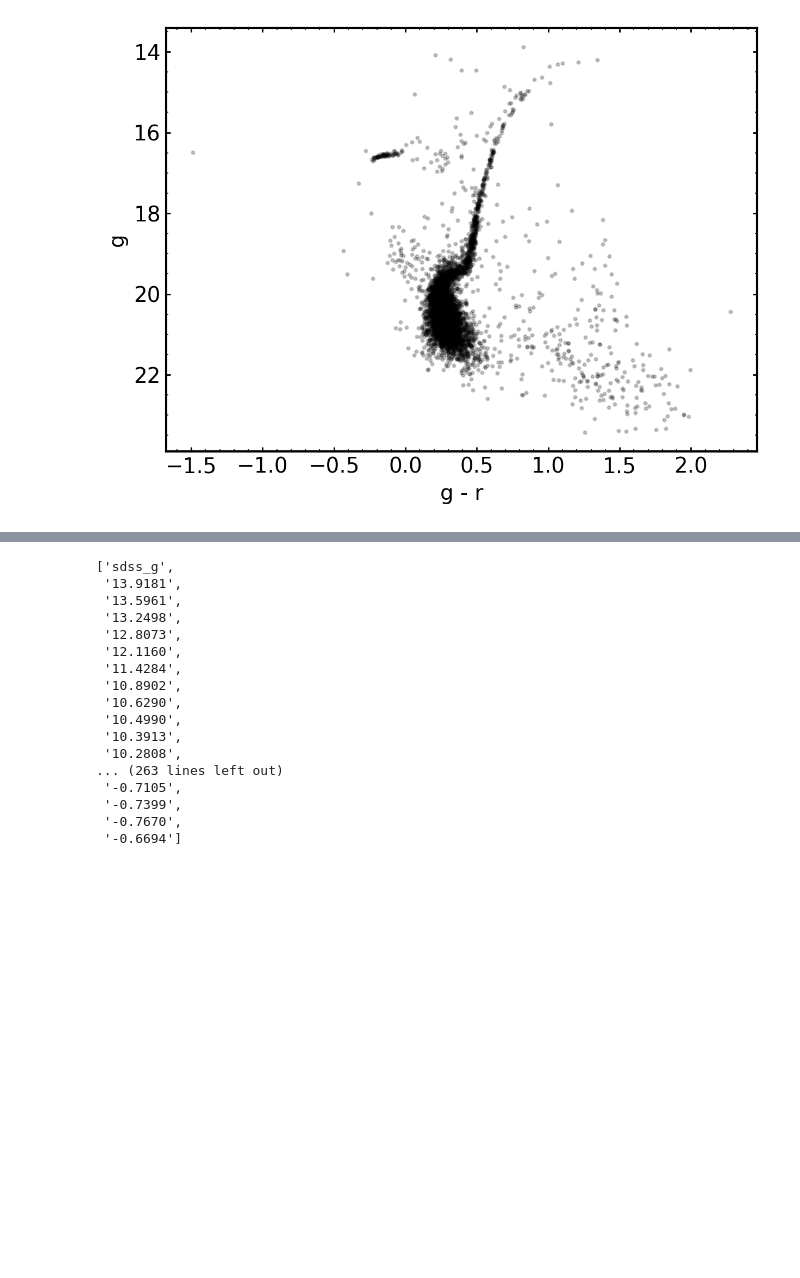
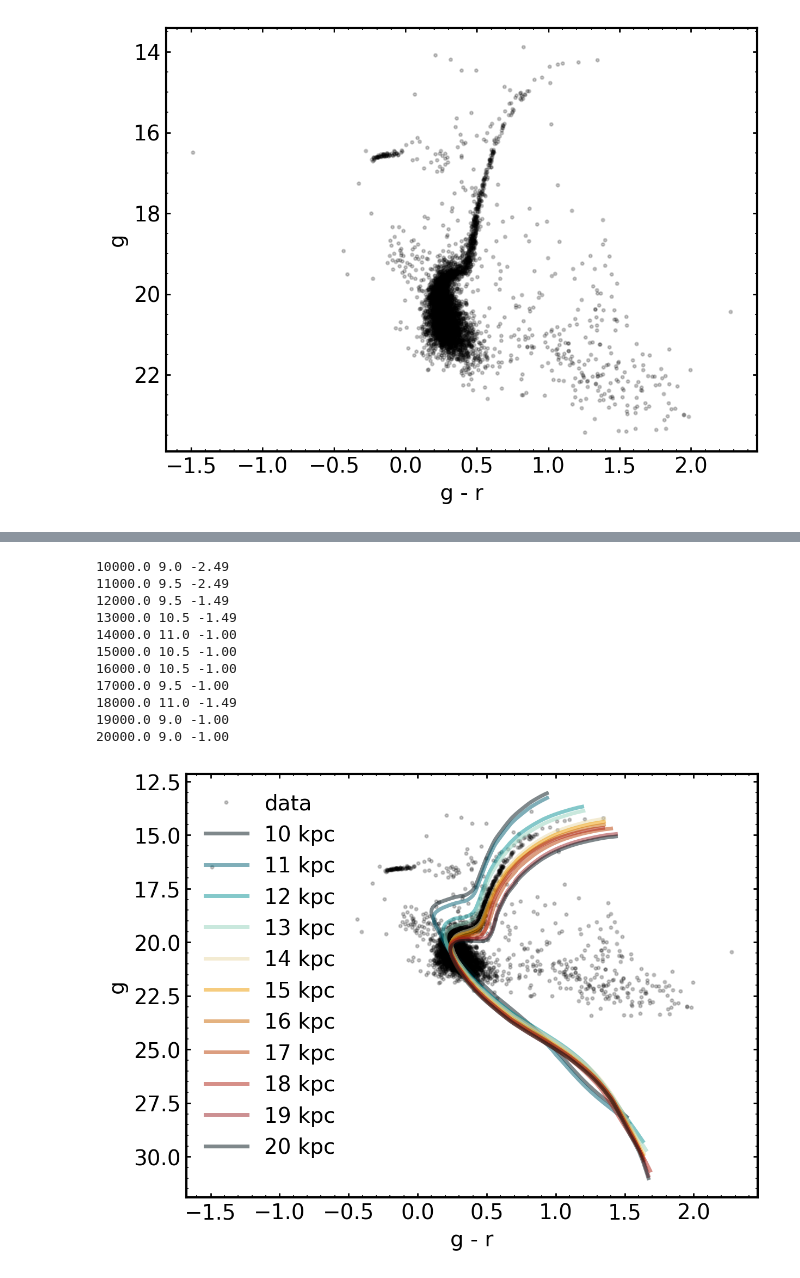
Before and after one commit to noahfranz13/SO-Classes, a Jupyter notebook: ASTR540/franz_hw1_notebook.ipynb, the cells around one changed output, grey strips where cells are left out. Saved outputs shown, nothing was run; the diff lists cells and outputs as text; code cells hidden in the pictures; blank space fills up the shorter version.

```diff
--- a/ASTR540/franz_hw1_notebook.ipynb
+++ b/ASTR540/franz_hw1_notebook.ipynb
@@ -72,0 +59,3 @@ M_V = -23.021894618314196
+# %%
+coeff2 = zfactor*800
+coeff2
@@ -72,0 +64,4 @@ M_V = -23.021894618314196
+# %%
+coeff4 = 30*zfactor**2
+
+coeff4
@@ -72,0 +70,3 @@ M_V = -23.021894618314196
+# %%
+coeff0 = 40 - (25/0.527)**2
+coeff0
@@ -73,3 +75,4 @@ M_V = -23.021894618314196
 # %%
-np.roots([0.0017, 0, 5.92, 0, -2033.96])
+d = np.roots([coeff4, 0, coeff2, 0, coeff0])*10
+d
 # %% [output]
@@ -308,20 +366,44 @@ for df in cleaned_isochrones:
-# %%
-list(
-# %% [output]
-['sdss_g',
- '13.9181',
- '13.5961',
- '13.2498',
- '12.8073',
- '12.1160',
- '11.4284',
- '10.8902',
- '10.6290',
- '10.4990',
- '10.3913',
- '10.2808',
-... (263 lines left out)
- '-0.7105',
- '-0.7399',
- '-0.7670',
- '-0.6694']
+# %%
+fig, ax = plt.subplots()
+
+data = pd.read_csv('cluster_18.dat', names=['g', 'r'], sep=' ')
+
+x = data.g-data.r
+y = data.g
+ax.plot(x, y, 'o', markersize=2, color='k', alpha=0.2, label='data')
+
+for d, best_fit in rms_data.items():
+
+    best_fit = best_fit[best_fit.g != 'sdss_g']
+
+    print(d, best_fit.age.iloc[0], best_fit.Fe_H.iloc[0])
+
+    g = M_to_m(best_fit.g.astype(float), d=float(d))
+    r = M_to_m(best_fit.r.astype(float), d=float(d))
+    xfit = g - r
+    yfit = g
+
+    ax.plot(xfit, yfit, label=f"{int(float(d))//1000} kpc", alpha=0.5)
+
+
+ax.legend()
+
+fig.gca().invert_yaxis()
+
+ax.set_ylabel('g')
+ax.set_xlabel('g - r')
+
+fig.savefig('color-mag.png')
+# %% [output]
+10000.0 9.0 -2.49
+11000.0 9.5 -2.49
+12000.0 9.5 -1.49
+13000.0 10.5 -1.49
+14000.0 11.0 -1.00
+15000.0 10.5 -1.00
+16000.0 10.5 -1.00
+17000.0 9.5 -1.00
+18000.0 11.0 -1.49
+19000.0 9.0 -1.00
+20000.0 9.0 -1.00
+[figure, added]
```
Also changed, not shown: parts of 29 cells of this notebook, 4 other files.
